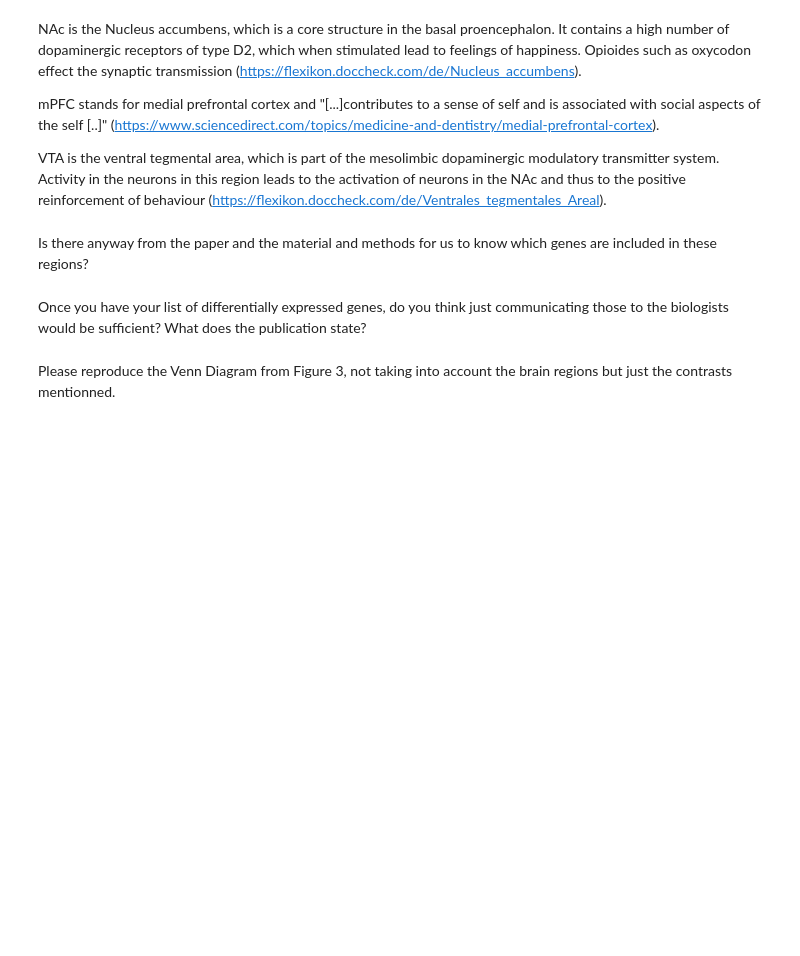
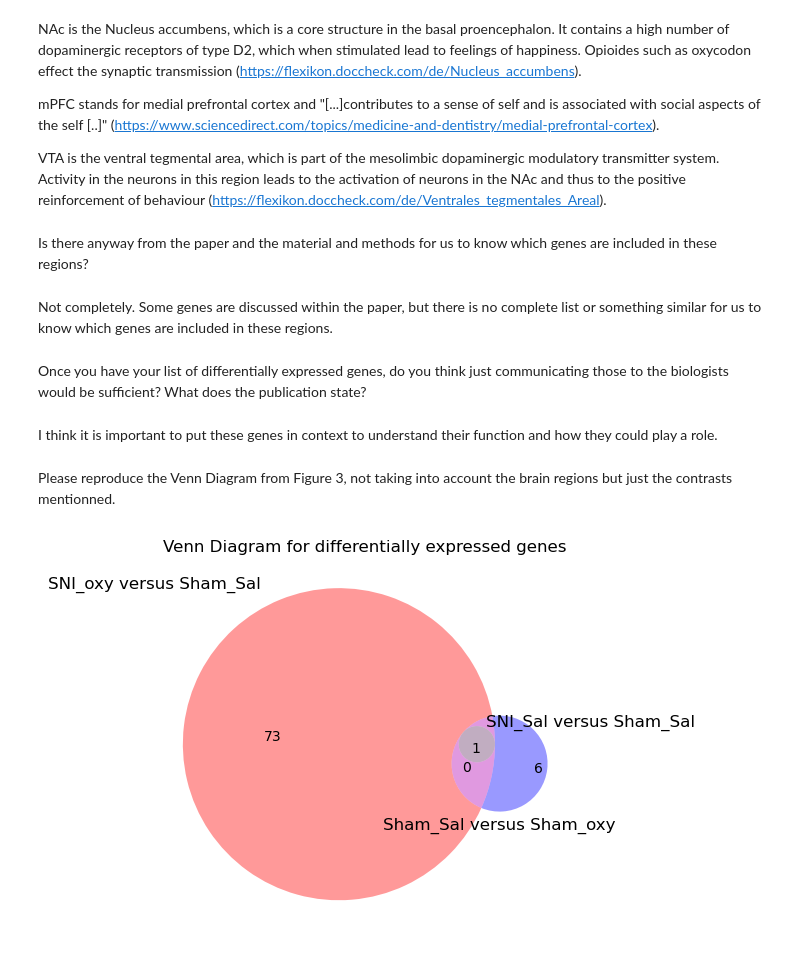
Before and after one commit to Maya0123/computational-workflows-2025, a Jupyter notebook: notebooks/day_03/day_03.ipynb, the cells around one changed output. Drawn from its saved outputs; the diff is of its cells as text; code cells hidden in the pictures; blank space fills up the shorter version.

```diff
--- a/notebooks/day_03/day_03.ipynb
+++ b/notebooks/day_03/day_03.ipynb
@@ -168,7 +168,36 @@ mPFC stands for medial prefrontal cortex and "[...]contributes to a sense of sel
 VTA is the ventral tegmental area, which is part of the mesolimbic dopaminergic modulatory transmitter system. Activity in the neurons in this region leads to the activation of neurons in the NAc and thus to the positive reinforcement of behaviour (https://flexikon.doccheck.com/de/Ventrales_tegmentales_Areal).
 # %% [markdown]
 Is there anyway from the paper and the material and methods for us to know which genes are included in these regions?
+# %% [markdown]
+Not completely. Some genes are discussed within the paper, but there is no complete list or something similar for us to know  which genes are included in these regions.
 # %% [markdown]
 Once you have your list of differentially expressed genes, do you think just communicating those to the biologists would be sufficient? What does the publication state?
+# %% [markdown]
+I think it is important to put these genes in context to understand their function and how they could play a role.
 # %% [markdown]
 Please reproduce the Venn Diagram from Figure 3, not taking into account the brain regions but just the contrasts mentionned.
+# %%
+# Using the changed Conditions "SNI_oxy-Sham_Sal" and "SNI_Sal-Sham_Sal", and from the first analysis the Condition "Sham_Sal,Sham_oxy"
+
+import pandas as pd
+from matplotlib_venn import venn3
+import matplotlib.pyplot as plt
+
+
+files = {
+    "SNI_oxy-Sham_Sal": "data/results2_nf_differentialabundance/tables/differential/condition_control_treated_test.deseq2.results_filtered.tsv",
+    "SNI_Sal-Sham_Sal": "data/results2_nf_differentialabundance/tables/differential/condition_control_treated.deseq2.results_filtered.tsv",
+    "Sham_Sal-Sham_oxy": "data/results_nf_differentialabundance/tables/differential/condition_control_treated_test.deseq2.results_filtered.tsv"
+}
+
+gene_sets = {}
+for name, path in files.items():
+    df=pd.read_csv(path, sep="\t")
+    gene_sets[name] = set(df["gene_id"])
+
+plt.figure
+venn3(subsets=(gene_sets["SNI_oxy-Sham_Sal"], gene_sets["SNI_Sal-Sham_Sal"], gene_sets["Sham_Sal-Sham_oxy"]), set_labels=("SNI_oxy versus Sham_Sal", "SNI_Sal versus Sham_Sal", "Sham_Sal versus Sham_oxy"))
+plt.title("Venn Diagram for differentially expressed genes")
+plt.show()
+# %% [output]
+[figure, added]
```
